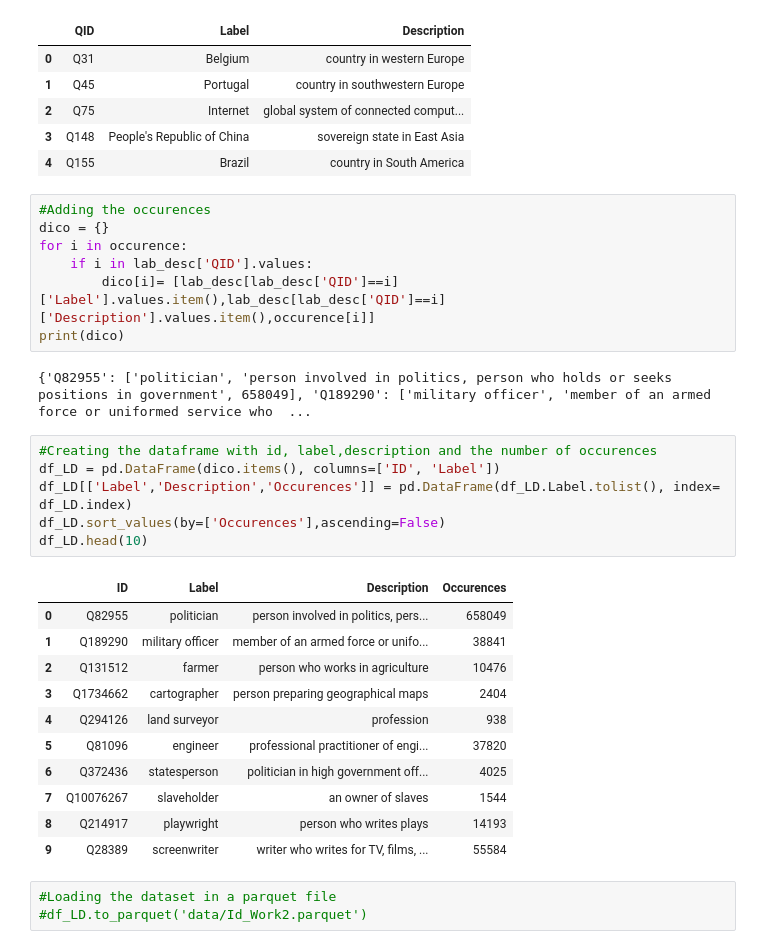
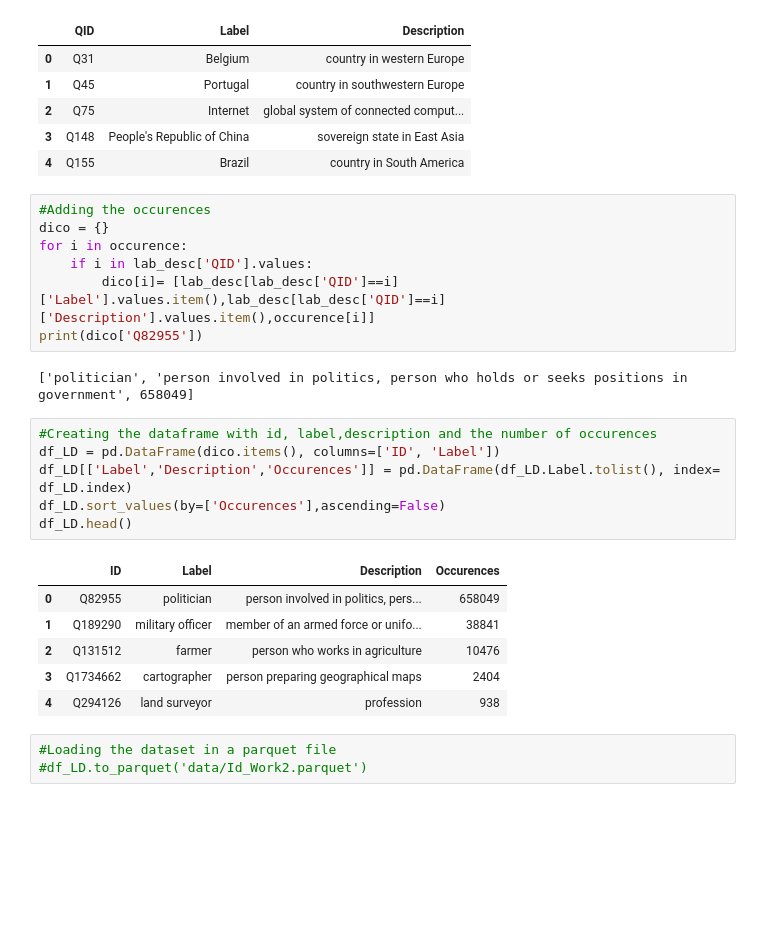
Before and after one commit to epfl-ada/ada-2021-project-abracadabra, a Jupyter notebook: Milestone 2.ipynb, the cells around one changed output. Cells and saved outputs as stored; diff of their text form; blank space fills up the shorter version.

```diff
--- a/Milestone 2.ipynb
+++ b/Milestone 2.ipynb
@@ -548,27 +546,22 @@ dico = {}
 for i in occurence:
     if i in lab_desc['QID'].values:
         dico[i]= [lab_desc[lab_desc['QID']==i]['Label'].values.item(),lab_desc[lab_desc['QID']==i]['Description'].values.item(),occurence[i]]
-print(dico)
+print(dico['Q82955'])
 # %% [output]
-{'Q82955': ['politician', 'person involved in politics, person who holds or seeks positions in government', 658049], 'Q189290': ['military officer', 'member of an armed force or uniformed service who  ...
+['politician', 'person involved in politics, person who holds or seeks positions in government', 658049]
 # %%
 #Creating the dataframe with id, label,description and the number of occurences
 df_LD = pd.DataFrame(dico.items(), columns=['ID', 'Label'])
 df_LD[['Label','Description','Occurences']] = pd.DataFrame(df_LD.Label.tolist(), index= df_LD.index)
 df_LD.sort_values(by=['Occurences'],ascending=False)
-df_LD.head(10)
+df_LD.head()
 # %% [output]
 |  | ID | Label | Description | Occurences |
 | 0 | Q82955 | politician | person involved in politics, pers... | 658049 |
 | 1 | Q189290 | military officer | member of an armed force or unifo... | 38841 |
 | 2 | Q131512 | farmer | person who works in agriculture | 10476 |
 | 3 | Q1734662 | cartographer | person preparing geographical maps | 2404 |
 | 4 | Q294126 | land surveyor | profession | 938 |
-| 5 | Q81096 | engineer | professional practitioner of engi... | 37820 |
-| 6 | Q372436 | statesperson | politician in high government off... | 4025 |
-| 7 | Q10076267 | slaveholder | an owner of slaves | 1544 |
-| 8 | Q214917 | playwright | person who writes plays | 14193 |
-| 9 | Q28389 | screenwriter | writer who writes for TV, films, ... | 55584 |
 # %%
 #Loading the dataset in a parquet file
 #df_LD.to_parquet('data/Id_Work2.parquet')
```
Also changed, not shown: parts of 8 cells of this notebook.
